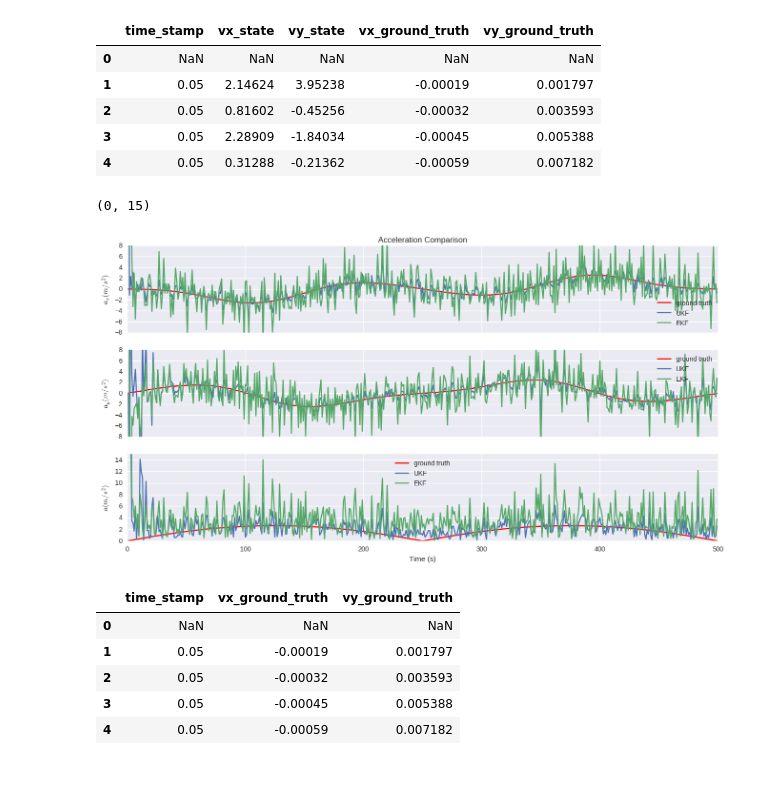
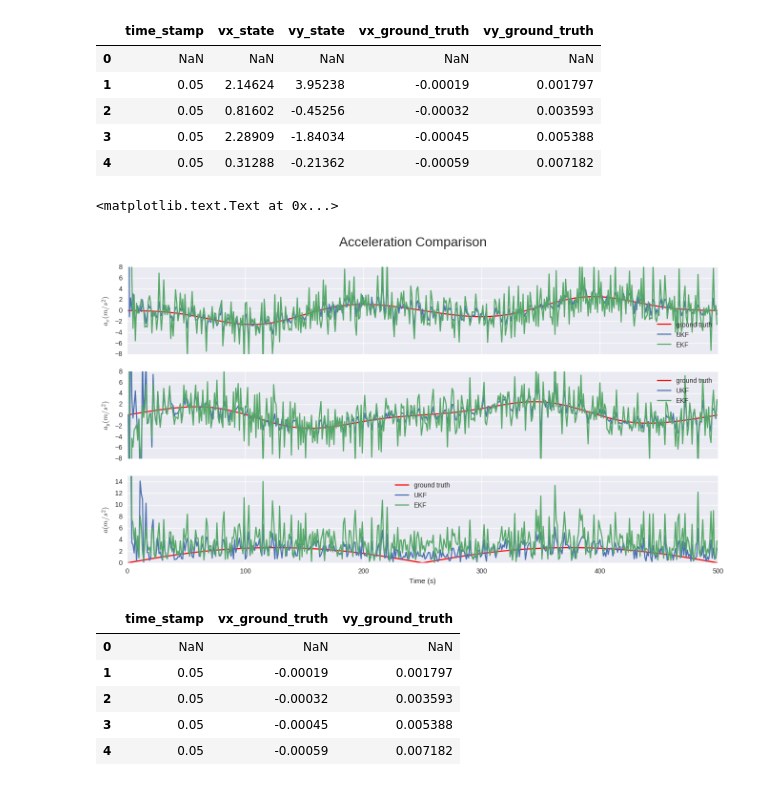
Before and after one commit to itoyjakra/Unscented-Kalman-Filter, a Jupyter notebook: Tracks.ipynb, the cells around one changed output. Drawn from its saved outputs; the diff is of its cells as text; code cells hidden in the pictures.

```diff
--- a/Tracks.ipynb
+++ b/Tracks.ipynb
@@ -5,7 +5,7 @@ import matplotlib.pyplot as plt
 %matplotlib inline
 import seaborn as sns
 # %%
-df_ukf = pd.read_csv("/home/arko/Projects/UKF_Branch/Unscented-Kalman-Filter/build/out.txt", delimiter="\t")
+df_ukf = pd.read_csv("/home/arko/Projects/Unscented-Kalman-Filter/build/out.txt", delimiter="\t")
 df_ekf = pd.read_csv("/home/arko/Projects/Extended-Kalman-Filter/build/output.txt", delimiter="\t", header=None)
 # %%
 df_ukf.head()
@@ -174,31 +148,32 @@ df_a_ekf.head()
 # %%
 fig, (ax1, ax2, ax3) = plt.subplots(3, sharex=True, sharey=False, figsize=[16,8])
 ax1.plot(df_a.vx_ground_truth/df_a.time_stamp, 'r', label='ground truth')
 ax1.plot(df_a.vx_state/df_a.time_stamp, label='UKF')
 ax1.plot(df_a_ekf.vx_state/df_a_ekf.time_stamp, label='EKF')
-ax1.set_title("Acceleration Comparison")
 ax1.set_ylabel("$a_x (m/s^2)$")
 ax1.legend(loc=0)
 ax1.set_ylim([-8, 8])
 
 ax2.plot(df_a.vy_ground_truth/df_a.time_stamp, 'r', label='ground truth')
 ax2.plot(df_a.vy_state/df_a.time_stamp, label='UKF')
 ax2.plot(df_a_ekf.vy_state/df_a_ekf.time_stamp, label='EKF')
 ax2.legend(loc=0)
 ax2.set_ylabel("$a_y (m/s^2)$")
 ax2.set_ylim([-8, 8])
 
 
 ax3.plot(np.sqrt(df_a.vx_ground_truth**2 + df_a.vy_ground_truth**2)/df_a.time_stamp, 'r', label='ground truth')
 ax3.plot(np.sqrt(df_a.vx_state**2 + df_a.vy_state**2)/df_a.time_stamp, label='UKF')
 ax3.plot(np.sqrt(df_a_ekf.vx_state**2 + df_a_ekf.vy_state**2)/df_a.time_stamp, label='EKF')
 ax3.legend(loc=0)
 ax3.set_ylabel("$a (m/s^2)$")
 ax3.set_xlabel("Time (s)")
 ax3.set_ylim([0, 15])
+
+plt.suptitle("Acceleration Comparison", fontsize=20)
 # %% [output]
-(0, 15)
+<matplotlib.text.Text at 0x...>
-[figure, old version]
+[figure, new version]
 # %%
 df_a = df_ukf[['time_stamp', 'vx_ground_truth', 'vy_ground_truth']].diff()
 df_a.time_stamp = df_a.time_stamp/1000000.0
```
Also changed, not shown: parts of 15 cells of this notebook.
